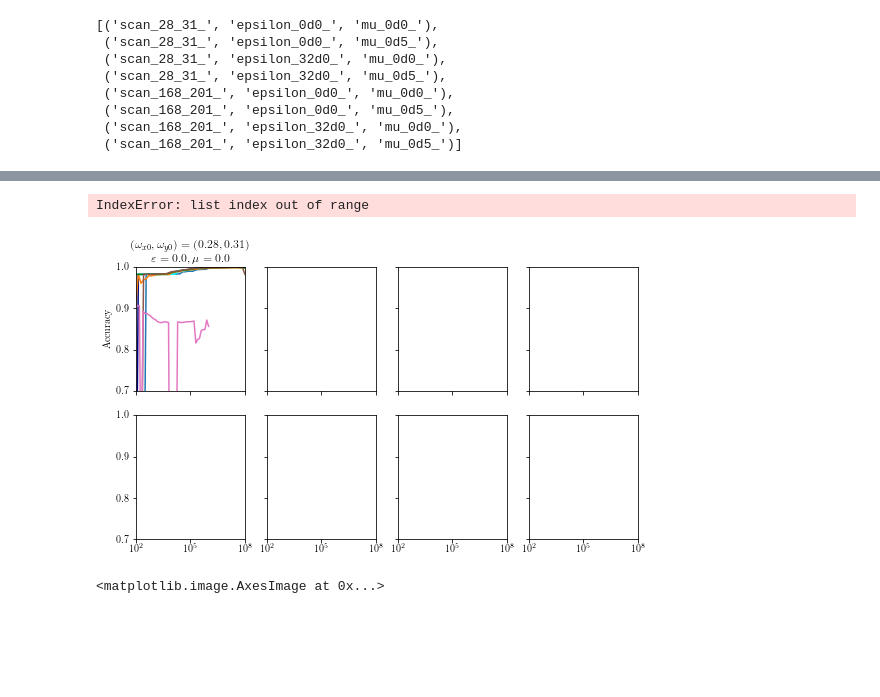
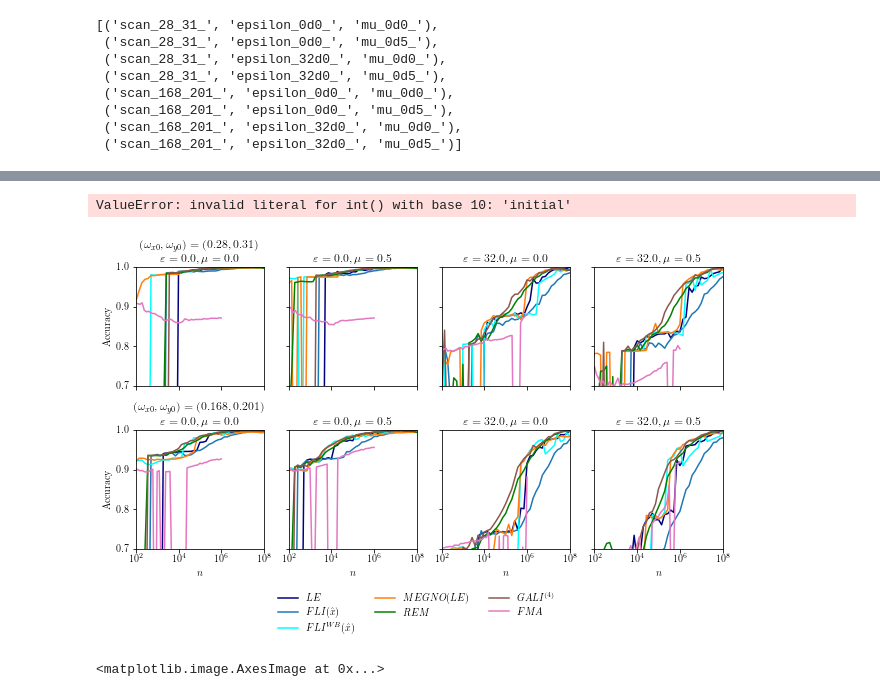
Before and after one commit to carlidel/tangent_map, a Jupyter notebook: 220914_focused_analysis/final_comparison.ipynb, the cells around one changed output, grey strips where cells are left out. Drawn from its saved outputs; the diff is of its cells as text; code cells hidden in the pictures; blank space fills up the shorter version.

Commit message:
Fixes for megno and tune! Important!

```diff
--- a/220914_focused_analysis/final_comparison.ipynb
+++ b/220914_focused_analysis/final_comparison.ipynb
@@ -151,7 +151,7 @@ for f_stab, f_lyap, f_rem, f_tune, f_birkhoff, f_megno in tqdm(list(zip(f_stab_l
     ground_truth_data[~mask] = np.nan
     ground_truth_data = np.log10(ground_truth_data)
 
-    gt_thesh = find_threshold_density(np.log10(ground_truth_data[mask]), where_chaos="higher")
+    gt_thesh = find_threshold_smart(np.log10(ground_truth_data[mask]), where_chaos="higher")
     ground_truth = np.log10(ground_truth_data) > gt_thesh
 
     masks_list.append(mask)
@@ -187,7 +187,7 @@ for f_stab, f_lyap, f_rem, f_tune, f_birkhoff, f_megno in tqdm(list(zip(f_stab_l
         data[mask & (np.isnan(data))] = np.nanmax(data[mask])
         data[mask & (np.isinf(data))] = np.nanmax(data[mask & (~np.isinf(data))])
         lyapunov_post_data.append(data)
-        lyapunov_thresholds.append(find_threshold_density(data[mask], where_chaos="higher"))
+        lyapunov_thresholds.append(find_threshold_smart(data[mask], where_chaos="higher"))
         guess = (data > lyapunov_thresholds[-1])
         lyapunov_guesses.append(guess)
         lyapunov_scores.append(classify_data(ground_truth[mask], guess[mask]))
@@ -226,7 +226,7 @@ for f_stab, f_lyap, f_rem, f_tune, f_birkhoff, f_megno in tqdm(list(zip(f_stab_l
         data[mask & (np.isnan(data))] = np.nanmax(data[mask])
         data[mask & (np.isinf(data))] = np.nanmax(data[mask & (~np.isinf(data))])
         megno_post_data.append(data)
-        megno_thresholds.append(find_threshold_density(data[mask], where_chaos="higher"))
+        megno_thresholds.append(find_threshold_smart(data[mask], where_chaos="higher"))
         guess = (data > megno_thresholds[-1])
         megno_guesses.append(guess)
         megno_scores.append(classify_data(ground_truth[mask], guess[mask]))
@@ -265,7 +265,7 @@ for f_stab, f_lyap, f_rem, f_tune, f_birkhoff, f_megno in tqdm(list(zip(f_stab_l
         data[mask & np.isinf(data)] = np.nanmax(data[~np.isinf(data)])
         fli_x_post_data.append(data)
 
-        fli_x_thresholds.append(find_threshold_density(data[mask], where_chaos="higher"))
+        fli_x_thresholds.append(find_threshold_smart(data[mask], where_chaos="higher"))
         guess = (data > fli_x_thresholds[-1])
         fli_x_guesses.append(guess)
         fli_x_scores.append(classify_data(ground_truth[mask], guess[mask]))
@@ -305,7 +305,7 @@ for f_stab, f_lyap, f_rem, f_tune, f_birkhoff, f_megno in tqdm(list(zip(f_stab_l
         data[mask & np.isinf(data)] = np.nanmin(data[~np.isinf(data)])
         gali_post_data.append(data)
 
-        gali_thresholds.append(find_threshold_density(data[mask], where_chaos="lower"))
+        gali_thresholds.append(find_threshold_smart(data[mask], where_chaos="gali"))
         guess = (data < gali_thresholds[-1])
         gali_guesses.append(guess)
         gali_scores.append(classify_data(ground_truth[mask], guess[mask]))
@@ -359,7 +359,7 @@ for f_stab, f_lyap, f_rem, f_tune, f_birkhoff, f_megno in tqdm(list(zip(f_stab_l
 
         fma_fft_post_data.append(data)
 
-        fma_fft_thresholds.append(find_threshold_density(data[mask], where_chaos="higher"))
+        fma_fft_thresholds.append(find_threshold_smart_v2(data[mask], where_chaos="higher"))
         guess = (data > fma_fft_thresholds[-1])
         fma_fft_guesses.append(guess)
         fma_fft_scores.append(classify_data(ground_truth[mask], guess[mask]))
@@ -377,7 +377,7 @@ for f_stab, f_lyap, f_rem, f_tune, f_birkhoff, f_megno in tqdm(list(zip(f_stab_l
 
         fma_birkhoff_post_data.append(data)
 
-        fma_birkhoff_thresholds.append(find_threshold_density(data[mask], where_chaos="higher"))
+        fma_birkhoff_thresholds.append(find_threshold_smart_v2(data[mask], where_chaos="higher"))
         guess = (data > fma_birkhoff_thresholds[-1])
         fma_birkhoff_guesses.append(guess)
         fma_birkhoff_scores.append(classify_data(ground_truth[mask], guess[mask]))
@@ -421,7 +421,7 @@ for f_stab, f_lyap, f_rem, f_tune, f_birkhoff, f_megno in tqdm(list(zip(f_stab_l
         data[mask & (np.isinf(data))] = np.nanmax(data[mask & (~np.isinf(data))])
         data[~mask] = np.nan
         lyapunov_b_post_data.append(data)
-        lyapunov_b_thresholds.append(find_threshold_density(data[mask], where_chaos="higher"))
+        lyapunov_b_thresholds.append(find_threshold_smart(data[mask], where_chaos="higher"))
         guess = (data > lyapunov_b_thresholds[-1])
         lyapunov_b_guesses.append(guess)
         lyapunov_b_scores.append(classify_data(ground_truth[mask], guess[mask]))
@@ -471,7 +471,7 @@ for f_stab, f_lyap, f_rem, f_tune, f_birkhoff, f_megno in tqdm(list(zip(f_stab_l
         data[mask & (np.isinf(data))] = np.nanmax(data[mask & (~np.isinf(data))])
         data[~mask] = np.nan
         rem_post_data.append(data)
-        rem_thresholds.append(find_threshold_density(data[mask], where_chaos="higher"))
+        rem_thresholds.append(find_threshold_smart(data[mask], where_chaos="higher"))
         rem_best_thresholds.append(find_best_threshold(ground_truth[mask], data[mask]))
         guess = (data > rem_thresholds[-1])
         rem_guesses.append(guess)
@@ -524,6 +536,18 @@ with open("processed.pkl", "rb") as f:
         rem_scores_list,
         gali_scores_list,
     ) = pickle.load(f)
+# %%
+
+times = []
+
+for key in f_lyap_list[0].keys():
+    if key.sdigit():
+        times.append(int(key))
+
+# convert to numpy arrays
+times = np.array(times)
+# %% [output]
+ValueError: invalid literal for int() with base 10: 'initial'
 # %%
 fig, axs = plt.subplots(2, 4, figsize=(9, 5), sharey=True, sharex=True)
 
@@ -538,36 +562,37 @@ for i, ax in enumerate(axs_listed):
     ax.plot(times, [s["accuracy"] for s in gali_scores_list[i]], label="$GALI^{{(4)}}$", color="C5")
     ax.plot(times_fma, [s["accuracy"] for s in fma_birkhoff_scores_list[i]], label="$FMA$", color="C6")
 
     ax.set_xscale("log")
     ax.set_xlim(1e2, 1e8)
     ax.set_ylim(0.7, 1.0)
 
     if i == 0 or i == 4:
         ax.set_ylabel("Accuracy")
         title_string = f"$(\\omega_{{x0}}, \\omega_{{y0}})={name_combinations[i][0]}$\n"
     else:
         title_string = ""
 
     if i >= 4:
         ax.set_xlabel("$n$")
         # # rotate xticks
         # for tick in ax.get_xticklabels():
         #     tick.set_rotation(45)
 
     title_string += f"$\\varepsilon = {name_combinations[i][1]}, \\mu = {name_combinations[i][2]}$"
 
     ax.set_title(title_string)
 
 plt.tight_layout()
 plt.subplots_adjust(wspace=0.15)
 
 # add common legend to the right
-fig.legend(*axs[0, 0].get_legend_handles_labels(), loc="center right", ncol=1, bbox_to_anchor=(1.15, 0.5), frameon=False)
+handles, labels = ax.get_legend_handles_labels()
+fig.legend(handles, labels, bbox_to_anchor=(0.5, 0.01), ncol=3, frameon=False, loc="upper center")
+plt.tight_layout()
 
 plt.savefig(os.path.join(FIGDIR, f"performance.{FORMAT}"), bbox_inches="tight", dpi=DPI)
 # %% [output]
-IndexError: list index out of range
-[figure, old version]
+[figure, new version]
 # %%
 plt.imshow(rem_guesses_list[0][-1].reshape(300,300), origin="lower")
 # %% [output]
```
Also changed, not shown: parts of 10 cells of this notebook, 18 other files.
